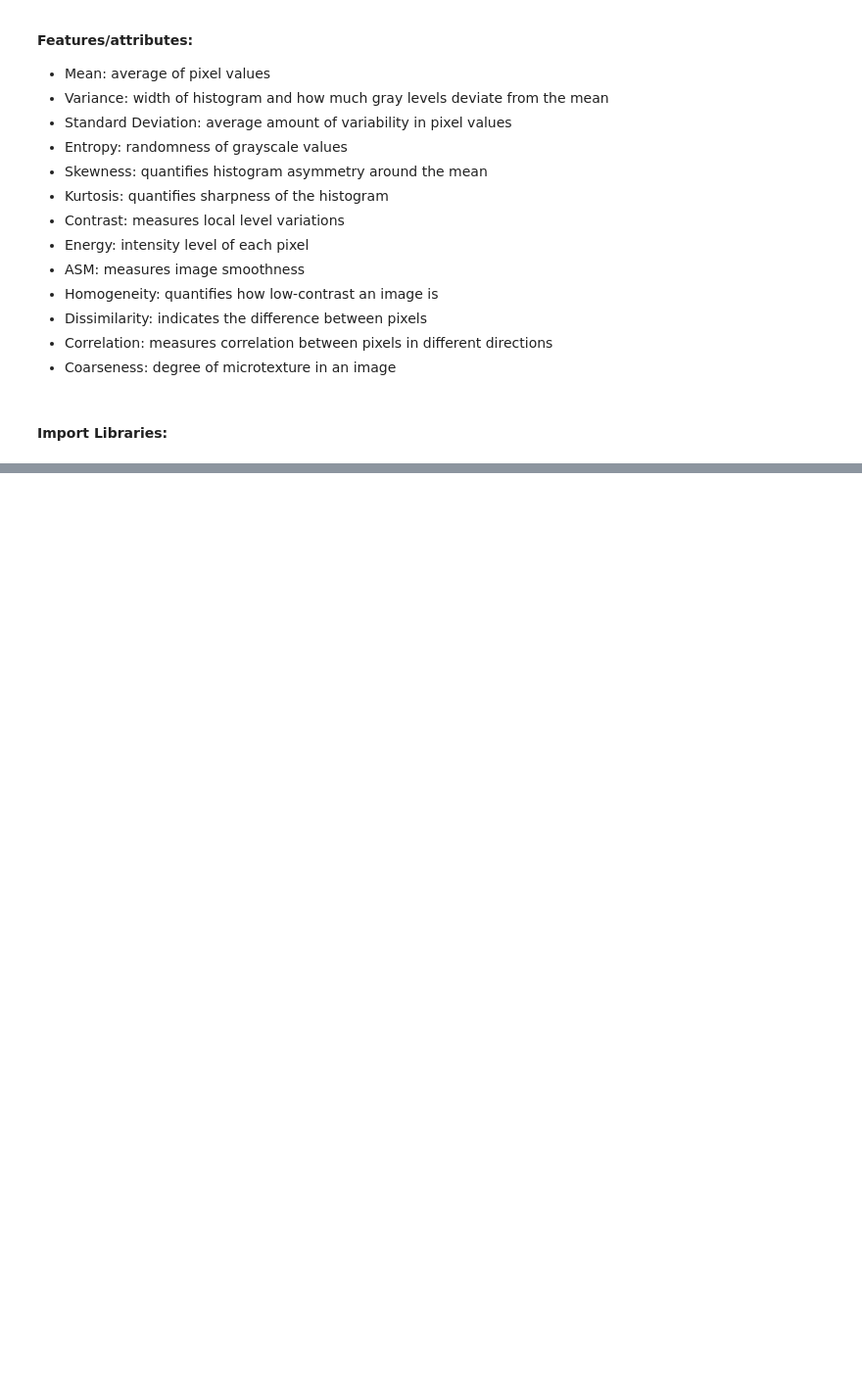
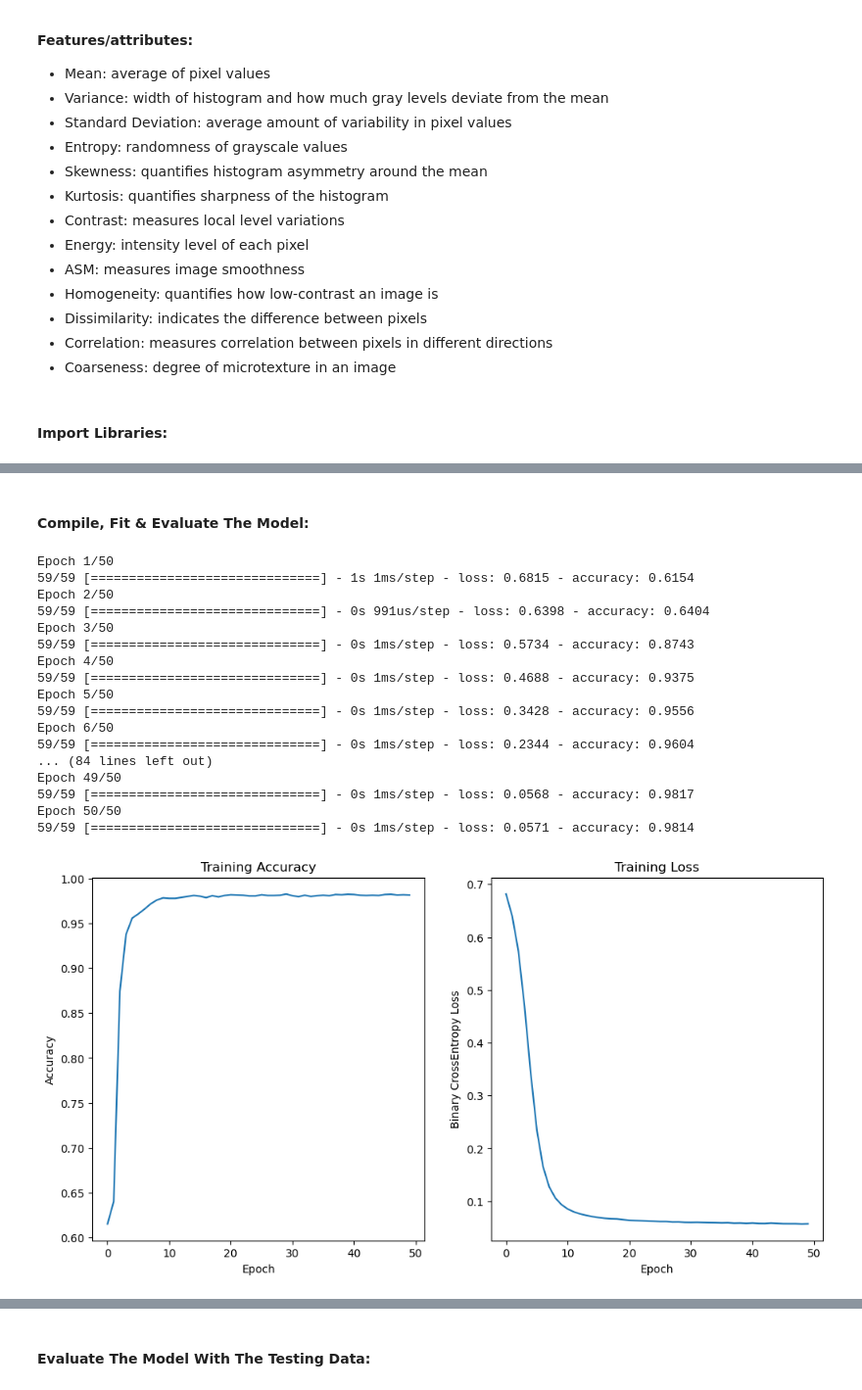
Before and after one commit to ADolbyB/deep-learning-python, a Jupyter notebook: Lectures/lecture6d.ipynb, the cells around one changed output, grey strips where cells are left out. Shown at 98% size. Saved outputs shown, nothing was run; the diff lists cells and outputs as text; code cells hidden in the pictures; blank space fills up the shorter version.

Commit message:
Complete Brain Tumor Prediction Model

```diff
--- a/Lectures/lecture6d.ipynb
+++ b/Lectures/lecture6d.ipynb
@@ -88,0 +150,7 @@ Testing Labels for Testing Data: [1. 1. 1. ... 0. 0. 0.]
+# %%
+trainData, trainLabels, featureNames = featuresLabelsSplit(train, 'Class')
+testData, TestLabels = featuresLabelsSplitTest(test, 'Target', featureNames)
+
+print(f'Total Samples = {len(trainArray) + len(testArray)}')
+print(f'Testing Samples = {len(testArray)}')
+print(f'Training Samples = {len(trainArray)}')
@@ -91,4 +165,4 @@ Testing Labels for Testing Data: [1. 1. 1. ... 0. 0. 0.]
 # %%
 scaler = MinMaxScaler()
-train_data = scaler.fit_transform(brain_tumor)
-test_data = scaler.transform(brain_tumor_test)
+trainDataScaled = scaler.fit_transform(trainData)
+testDataScaled = scaler.transform(testData)
@@ -94,0 +174,3 @@ test_data = scaler.transform(brain_tumor_test)
+# %%
+trainLabelsCat = to_categorical(trainLabels, len(classes))
+testLabelsCat = to_categorical(TestLabels, len(classes))
@@ -94,0 +179,7 @@ test_data = scaler.transform(brain_tumor_test)
+# %%
+model5 = Sequential()
+model5.add(Dense(input_dim = 13, units = 64, activation = 'relu')) # 13 Features as Inputs
+model5.add(Dense(units = 128, activation = 'relu'))
+model5.add(Dense(units = 64, activation = 'relu'))
+model5.add(Dense(units = len(classes), activation = 'softmax')) # Can Also Use Sigmoid
+model5.summary()
@@ -94,0 +204,27 @@ test_data = scaler.transform(brain_tumor_test)
+# %% [markdown]
+#### Compile, Fit & Evaluate The Model:
+# %%
+opt5 = tf.keras.optimizers.Adam(learning_rate = 0.0001)
+model5.compile(optimizer = opt5, loss = 'binary_crossentropy', metrics = ['accuracy'])
+history5 = model5.fit(trainDataScaled, trainLabelsCat, epochs = 50, batch_size = 64, verbose = 1)
+
+plotDisplayMetrics(model5, history5)
+# %% [output]
+Epoch 1/50
+59/59 [==============================] - 1s 1ms/step - loss: 0.6815 - accuracy: 0.6154
+Epoch 2/50
+59/59 [==============================] - 0s 991us/step - loss: 0.6398 - accuracy: 0.6404
+Epoch 3/50
+59/59 [==============================] - 0s 1ms/step - loss: 0.5734 - accuracy: 0.8743
+Epoch 4/50
+59/59 [==============================] - 0s 1ms/step - loss: 0.4688 - accuracy: 0.9375
+Epoch 5/50
+59/59 [==============================] - 0s 1ms/step - loss: 0.3428 - accuracy: 0.9556
+Epoch 6/50
+59/59 [==============================] - 0s 1ms/step - loss: 0.2344 - accuracy: 0.9604
+... (84 lines left out)
+Epoch 49/50
+59/59 [==============================] - 0s 1ms/step - loss: 0.0568 - accuracy: 0.9817
+Epoch 50/50
+59/59 [==============================] - 0s 1ms/step - loss: 0.0571 - accuracy: 0.9814
+[figure, added]
@@ -94,0 +233,2 @@ test_data = scaler.transform(brain_tumor_test)
+# %% [markdown]
+#### Evaluate The Model With The Testing Data:
```
Also changed, not shown: parts of 20 cells of this notebook.
